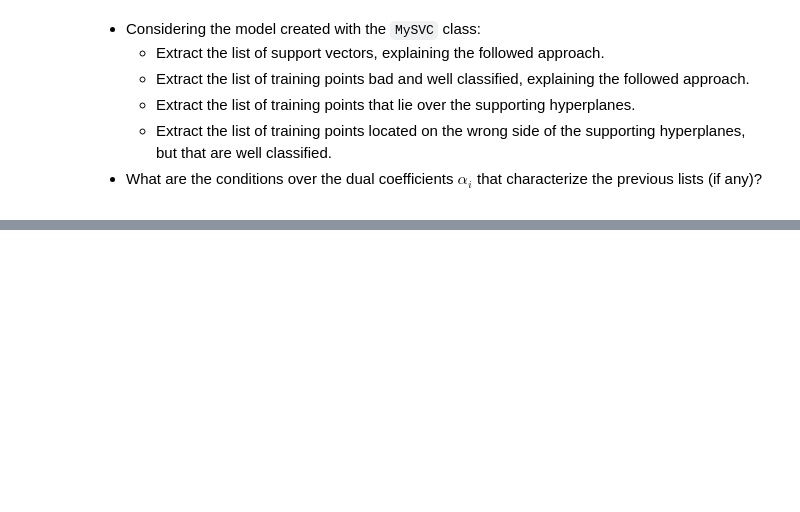
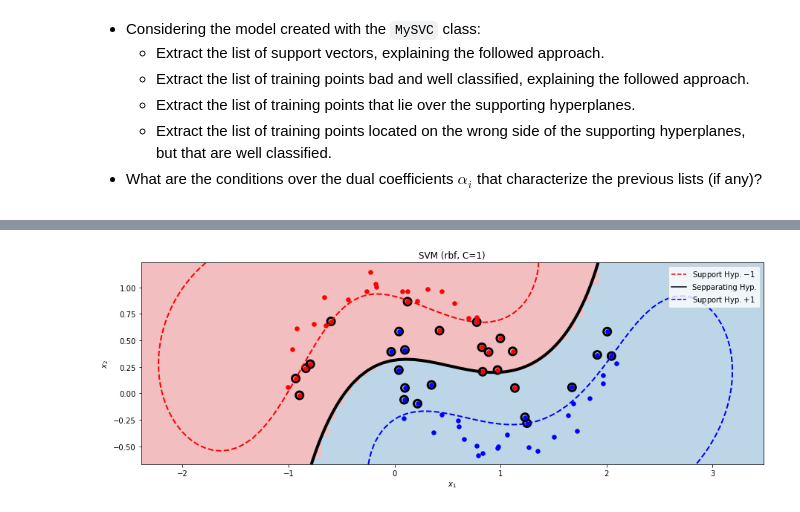
Before and after one commit to OscarGB/MUCD-MAAA, a Jupyter notebook: Practica 1/SMO.ipynb, the cells around one changed output, grey strips where cells are left out. Cells and saved outputs as stored; diff of their text form; code cells hidden in the pictures; blank space fills up the shorter version.

```diff
--- a/Practica 1/SMO.ipynb
+++ b/Practica 1/SMO.ipynb
@@ -419,0 +472,4 @@ Points well classfied but wrong side alphas: [1. 1. 1. 1. 1. 1. 1. 1. 1. 1. 1. 1
+# %%
+plot_svc(x_tr, y_tr, model_my)
+# %% [output]
+[figure, added]
```
Also changed, not shown: parts of 15 cells of this notebook.
